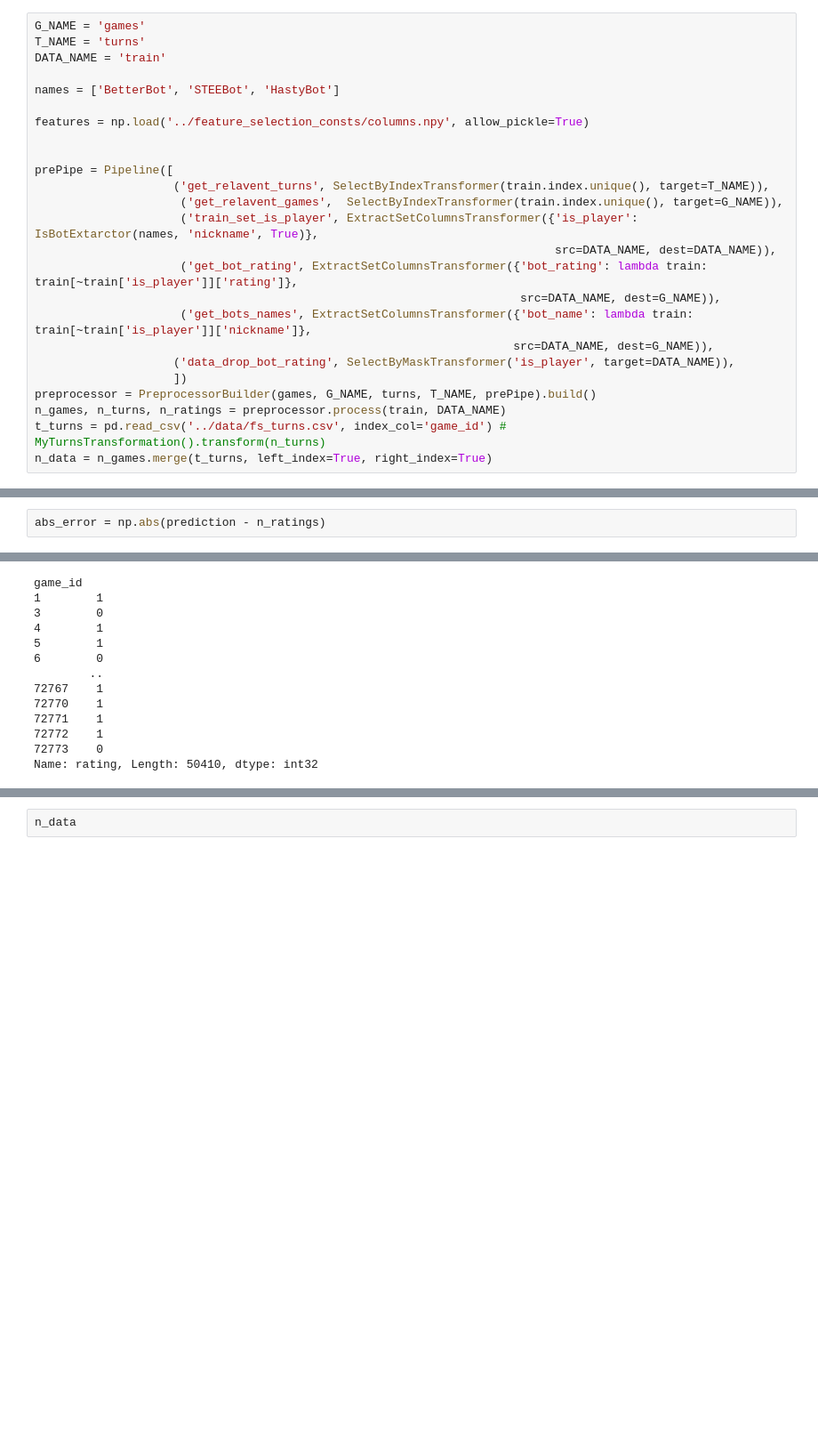
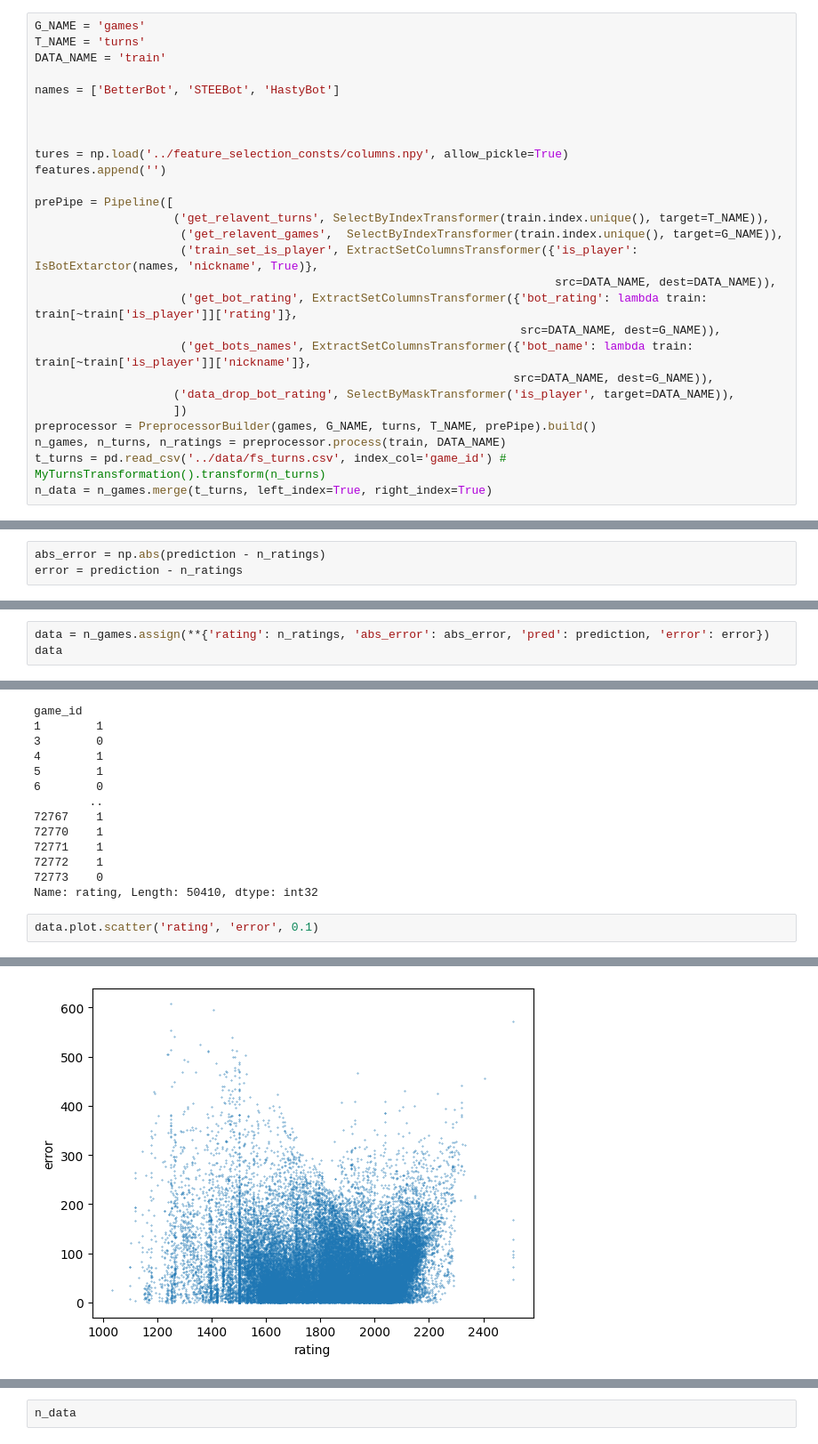
Before and after one commit to CatGuy1300/scrabble, a Jupyter notebook: notebooks/false_analasis.ipynb, the cells around one changed output, grey strips where cells are left out. Shown at 89% size. Saved outputs shown, nothing was run; the diff lists cells and outputs as text; blank space fills up the shorter version.

```diff
--- a/notebooks/false_analasis.ipynb
+++ b/notebooks/false_analasis.ipynb
@@ -69,8 +71,10 @@ DATA_NAME = 'train'
 
 names = ['BetterBot', 'STEEBot', 'HastyBot']
 
-features = np.load('../feature_selection_consts/columns.npy', allow_pickle=True)
 
+
+tures = np.load('../feature_selection_consts/columns.npy', allow_pickle=True)
+features.append('')
 
 prePipe = Pipeline([
                     ('get_relavent_turns', SelectByIndexTransformer(train.index.unique(), target=T_NAME)),
@@ -133,6 +137,7 @@ mean_squared_error(n_ratings, prediction, squared=False)
 87.01702826366557
 # %%
 abs_error = np.abs(prediction - n_ratings)
+error = prediction - n_ratings
 # %%
 abs_error.describe()
 # %% [output]
@@ -194,3 +199,6 @@ n_games[abs_error>200].describe()
 | 50% | 0.000000 | 1200.000000 | 0.000000 | 1.000000 | 521.300345 | ... |
 | 75% | 1.000000 | 1200.000000 | 0.000000 | 1.000000 | 741.078766 | ... |
 | max | 1.000000 | 3600.000000 | 60.000000 | 10.000000 | 2087.298744 | ... |
+# %%
+data = n_games.assign(**{'rating': n_ratings, 'abs_error': abs_error, 'pred': prediction, 'error': error})
+data
@@ -210,3 +305,6 @@ game_id
 72772    1
 72773    0
 Name: rating, Length: 50410, dtype: int32
+# %%
+data.plot.scatter('rating', 'error', 0.1)
+# %% [output]
@@ -212,0 +312 @@ Name: rating, Length: 50410, dtype: int32
+[figure, added]
```
Also changed, not shown: parts of 30 cells of this notebook, 1 other file.
